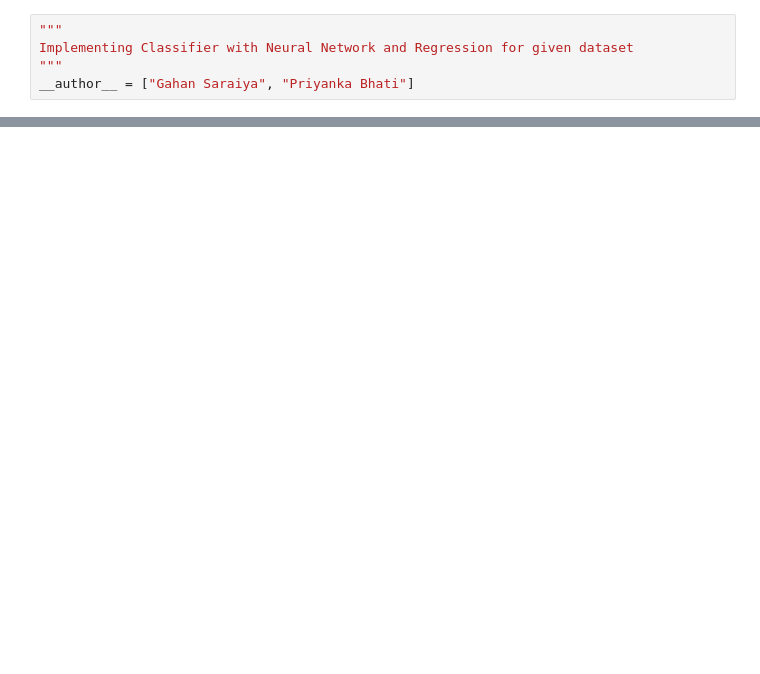
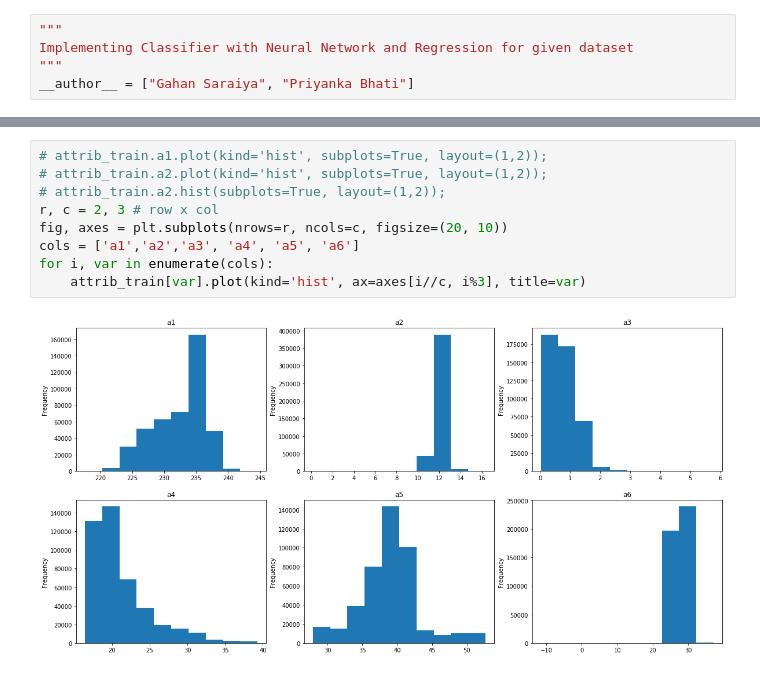
Before and after one commit to gahan9/ML_lab, a Jupyter notebook: innovative_assignment/navy_classifier.ipynb, the cells around one changed output, grey strips where cells are left out. Drawn from its saved outputs; the diff is of its cells as text; blank space fills up the shorter version.

```diff
--- a/innovative_assignment/navy_classifier.ipynb
+++ b/innovative_assignment/navy_classifier.ipynb
@@ -77,0 +195,11 @@ DATA_PATH_navy = os.path.join(WORKING_DIR, "B.csv")
+# %%
+# attrib_train.a1.plot(kind='hist', subplots=True, layout=(1,2));
+# attrib_train.a2.plot(kind='hist', subplots=True, layout=(1,2));
+# attrib_train.a2.hist(subplots=True, layout=(1,2));
+r, c = 2, 3 # row x col
+fig, axes = plt.subplots(nrows=r, ncols=c, figsize=(20, 10))
+cols = ['a1','a2','a3', 'a4', 'a5', 'a6']
+for i, var in enumerate(cols):
+    attrib_train[var].plot(kind='hist', ax=axes[i//c, i%3], title=var)
+# %% [output]
+[figure, added]
```
Also changed, not shown: parts of 17 cells of this notebook.
